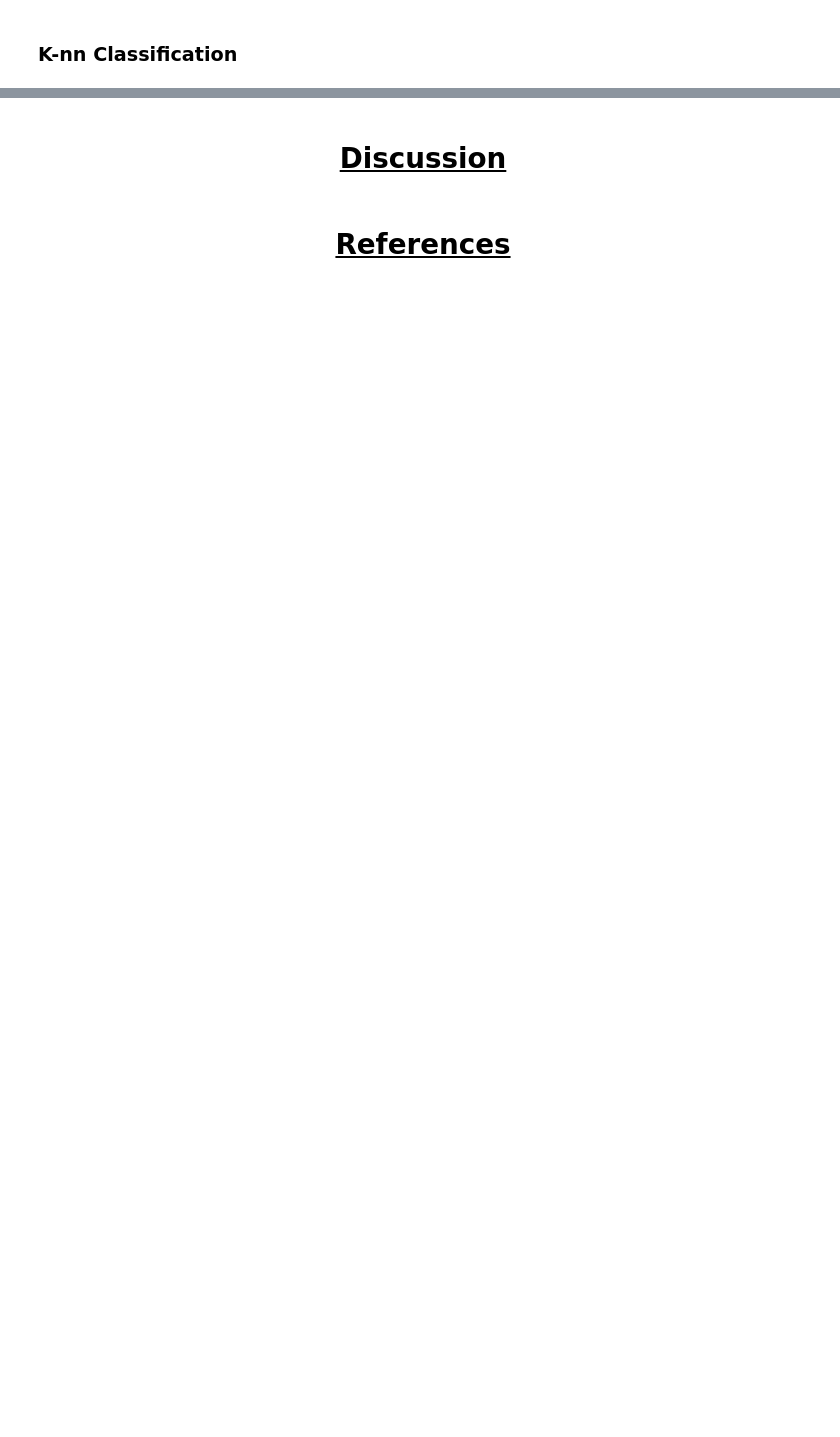
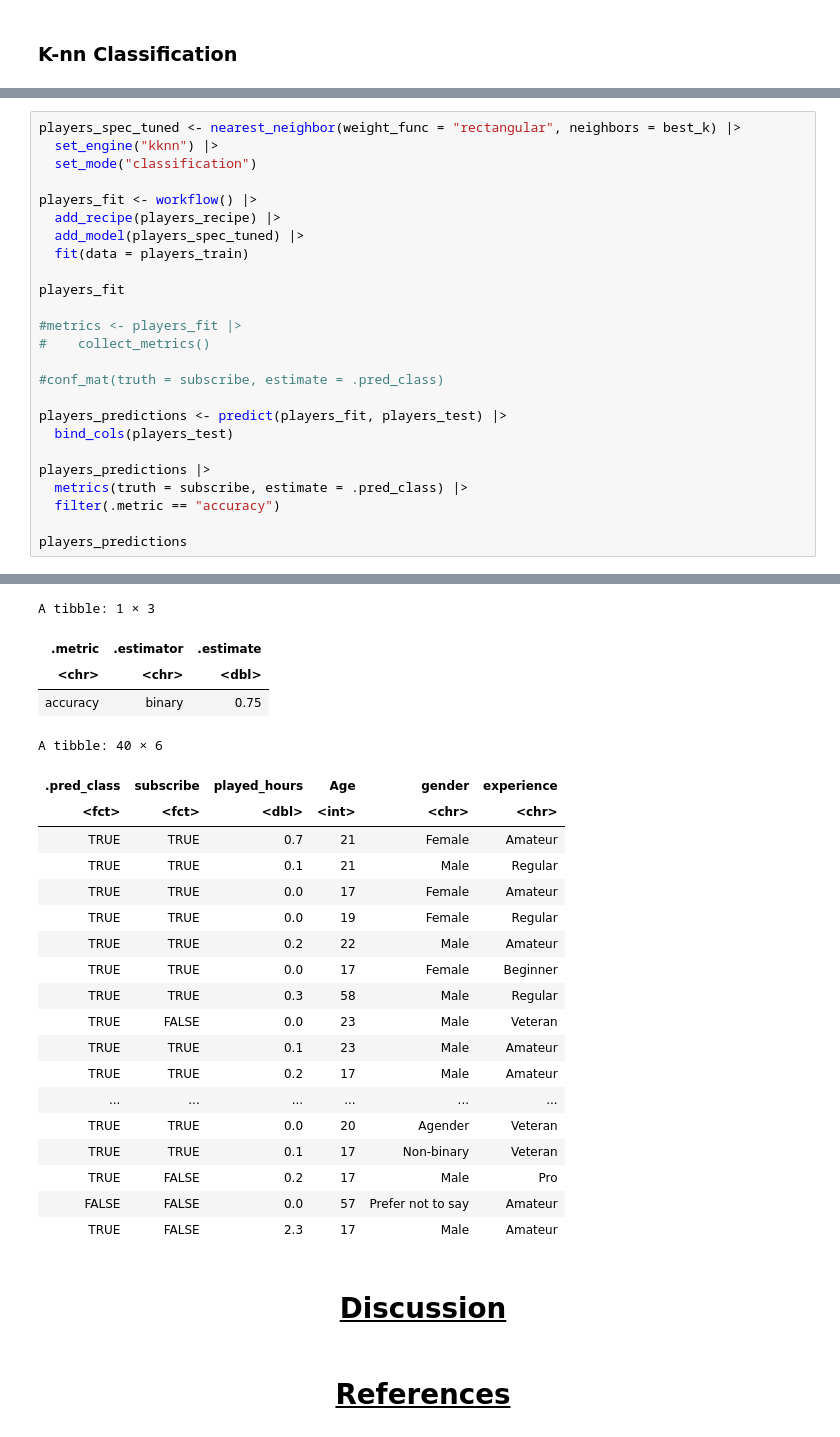
Before and after one commit to RealBabyPotato/DSCI-100-Final-Project, a Jupyter notebook: FinalProject.ipynb, the cells around one changed output, grey strips where cells are left out. Cells and saved outputs as stored; diff of their text form; blank space fills up the shorter version.

```diff
--- a/FinalProject.ipynb
+++ b/FinalProject.ipynb
@@ -215,0 +252,26 @@ ERROR: Error in `vfold_cv()`:
+# %%
+players_spec_tuned <- nearest_neighbor(weight_func = "rectangular", neighbors = best_k) |>
+  set_engine("kknn") |>
+  set_mode("classification")
+
+players_fit <- workflow() |>
+  add_recipe(players_recipe) |>
+  add_model(players_spec_tuned) |>
+  fit(data = players_train)
+
+players_fit
+
+#metrics <- players_fit |>
+#    collect_metrics()
+
+#conf_mat(truth = subscribe, estimate = .pred_class)
+
+players_predictions <- predict(players_fit, players_test) |>
+  bind_cols(players_test)
+
+players_predictions |>
+  metrics(truth = subscribe, estimate = .pred_class) |>
+  filter(.metric == "accuracy")
+
+players_predictions
+# %% [output]
@@ -216,3 +295,26 @@ ERROR: Error in `vfold_cv()`:
+A tibble: 1 × 3
+| .metric | .estimator | .estimate |
+| <chr> | <chr> | <dbl> |
+| accuracy | binary | 0.75 |
+A tibble: 40 × 6
+| .pred_class | subscribe | played_hours | Age | gender | experience |
+| <fct> | <fct> | <dbl> | <int> | <chr> | <chr> |
+| TRUE | TRUE | 0.7 | 21 | Female | Amateur |
+| TRUE | TRUE | 0.1 | 21 | Male | Regular |
+| TRUE | TRUE | 0.0 | 17 | Female | Amateur |
+| TRUE | TRUE | 0.0 | 19 | Female | Regular |
+| TRUE | TRUE | 0.2 | 22 | Male | Amateur |
+| TRUE | TRUE | 0.0 | 17 | Female | Beginner |
+| TRUE | TRUE | 0.3 | 58 | Male | Regular |
+| TRUE | FALSE | 0.0 | 23 | Male | Veteran |
+| TRUE | TRUE | 0.1 | 23 | Male | Amateur |
+| TRUE | TRUE | 0.2 | 17 | Male | Amateur |
+| ... | ... | ... | ... | ... | ... |
+| TRUE | TRUE | 0.0 | 20 | Agender | Veteran |
+| TRUE | TRUE | 0.1 | 17 | Non-binary | Veteran |
+| TRUE | FALSE | 0.2 | 17 | Male | Pro |
+| FALSE | FALSE | 0.0 | 57 | Prefer not to say | Amateur |
+| TRUE | FALSE | 2.3 | 17 | Male | Amateur |
 # %% [markdown]
 <h1><center><u>Discussion</u></center></h1>
 # %% [markdown]
```
Also changed, not shown: parts of 11 cells of this notebook.
